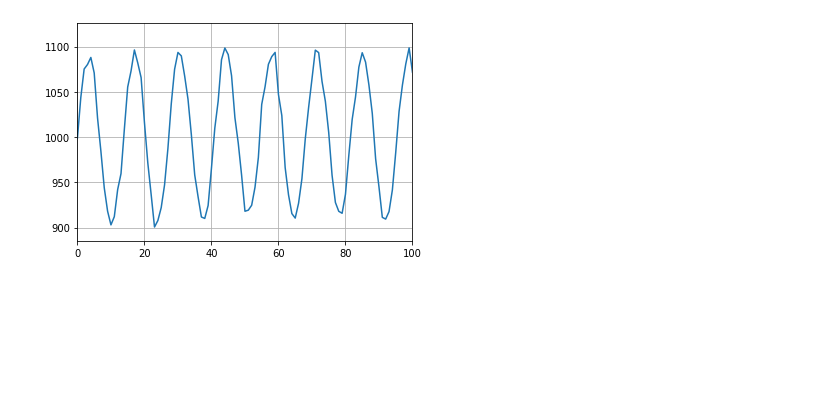
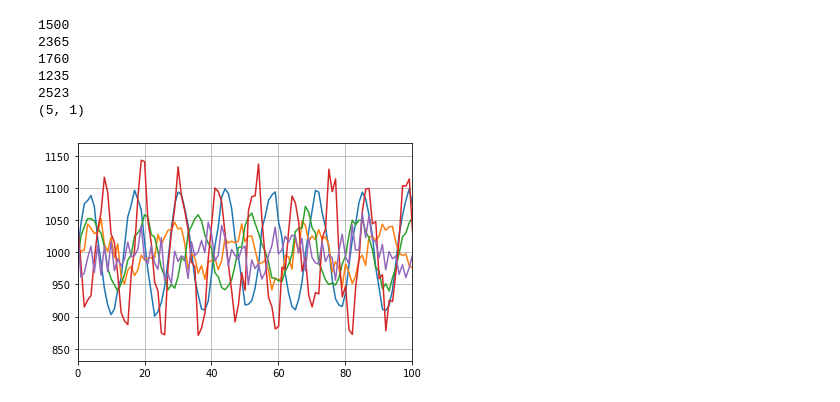
Before and after one commit to pbouttes/ML_Project2, a Jupyter notebook: philipp.ipynb, the cells around one changed output. Cells and saved outputs as stored; diff of their text form; code cells hidden in the pictures; blank space fills up the shorter version.

Commit message:
add sample project

```diff
--- a/philipp.ipynb
+++ b/philipp.ipynb
@@ -1,23 +1,37 @@
 # %%
 import scipy.io
 import numpy as np
 import matplotlib.pyplot as plt
+from sklearn.decomposition import FastICA
 
-def load_data():
-    mat = scipy.io.loadmat('heartbeat_data/000.mat')
+def load_data(file):
+    mat = scipy.io.loadmat(file)
     return mat['val'][0][0]
 
-def show_subplot(y, start, stop):
+def show_subplot(ax, y, start, stop):
     x_linspace = np.linspace(0, len(y), len(y))
-    fig_subset_view, ax_subset_view = plt.subplots()
-    ax_subset_view.grid()
-    ax_subset_view.set_xlim([start, stop])
-    ax_subset_view.plot(x_linspace, y)
+    ax.set_xlim([start, stop])
+    ax.plot(x_linspace, y)
 
 def main():
-    y = load_data()
-    show_subplot(y, 0, 100)
+    fig_subset_view, ax = plt.subplots()
+    ax.grid()
+    samples_matrix = np.array([])
+    for i in range (5):
+        file = 'heartbeat_data/00'+str(i)+'.mat'
+        y = load_data(file)
+        samples_matrix.append(y)
+        print(len(y))
+        show_subplot(ax, y, 0, 100)
+    ica.fit_transform(samples_matrix.T)
+    print(np.shape(S))
 
 main()
 # %% [output]
+1500
+2365
+1760
+1235
+2523
+(5, 1)
-[figure, old version]
+[figure, new version]
```
Also changed, not shown: 1 other file.
